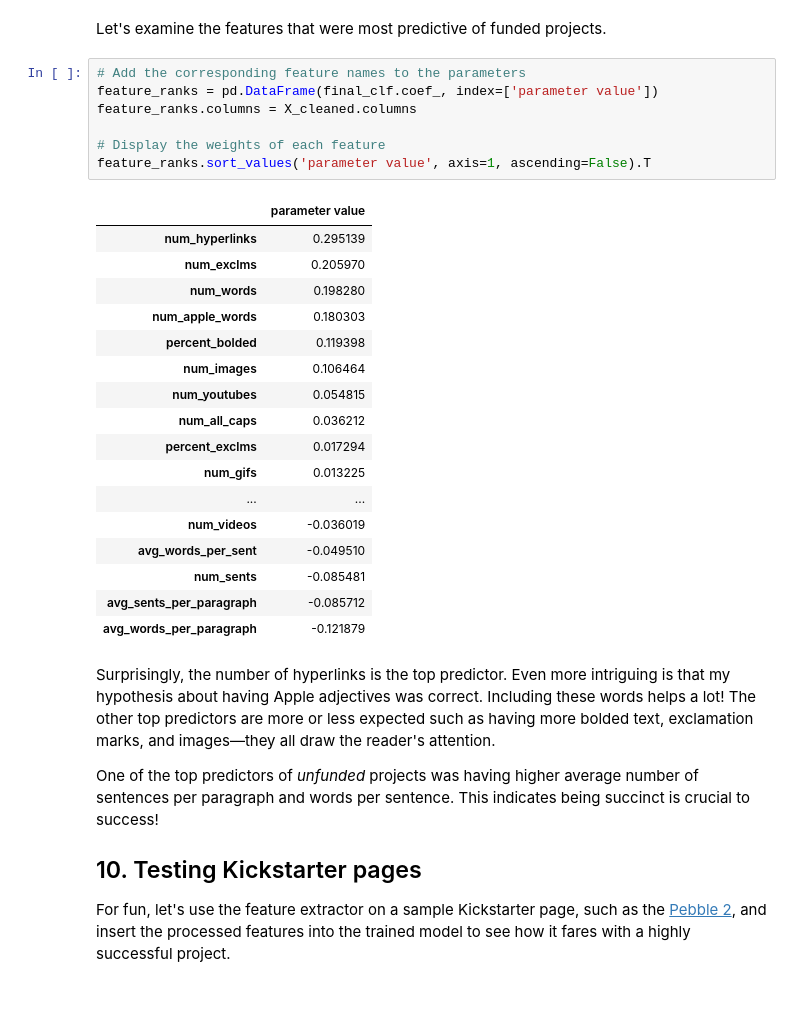
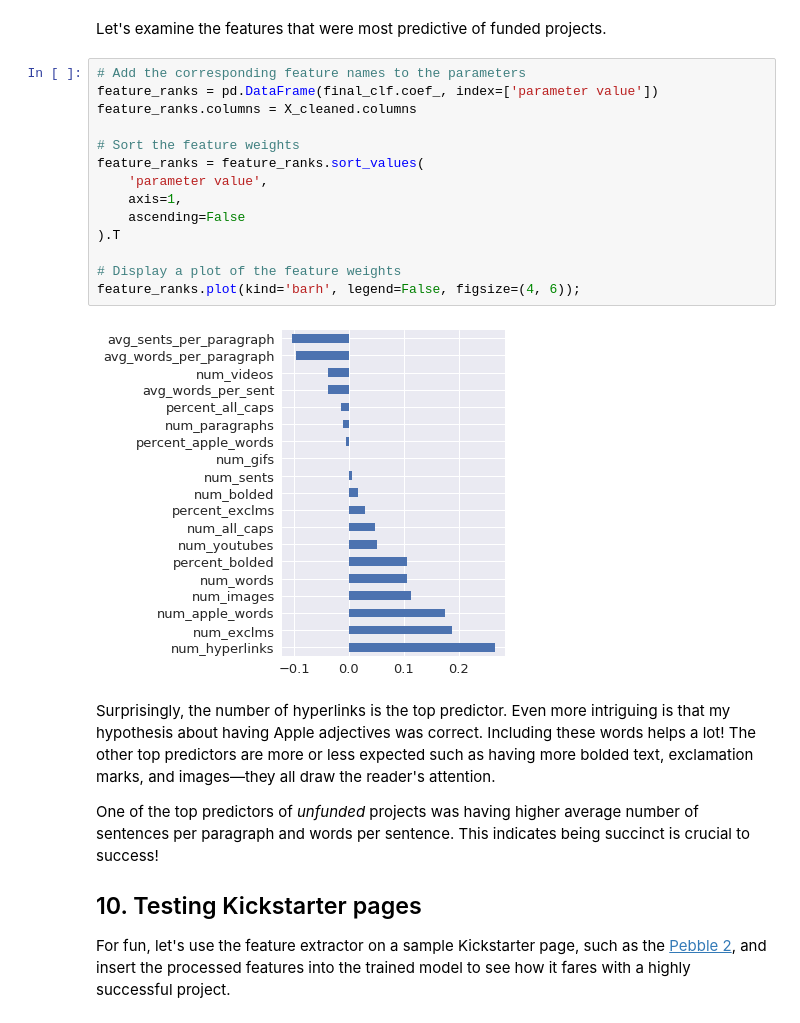
Before and after one commit to redwanhuq/campaign-critic, a Jupyter notebook: prototyping-machine_learning.ipynb, the cells around one changed output. Cells and saved outputs as stored; diff of their text form.

```diff
--- a/prototyping-machine_learning.ipynb
+++ b/prototyping-machine_learning.ipynb
@@ -322,28 +320,19 @@ Let's examine the features that were most predictive of funded projects.
 # %%
 # Add the corresponding feature names to the parameters
 feature_ranks = pd.DataFrame(final_clf.coef_, index=['parameter value'])
 feature_ranks.columns = X_cleaned.columns
 
-# Display the weights of each feature
-feature_ranks.sort_values('parameter value', axis=1, ascending=False).T
+# Sort the feature weights
+feature_ranks = feature_ranks.sort_values(
+    'parameter value',
+    axis=1,
+    ascending=False
+).T
+
+# Display a plot of the feature weights
+feature_ranks.plot(kind='barh', legend=False, figsize=(4, 6));
 # %% [output]
-|  | parameter value |
-| num_hyperlinks | 0.295139 |
-| num_exclms | 0.205970 |
-| num_words | 0.198280 |
-| num_apple_words | 0.180303 |
-| percent_bolded | 0.119398 |
-| num_images | 0.106464 |
-| num_youtubes | 0.054815 |
-| num_all_caps | 0.036212 |
-| percent_exclms | 0.017294 |
-| num_gifs | 0.013225 |
-| ... | ... |
-| num_videos | -0.036019 |
-| avg_words_per_sent | -0.049510 |
-| num_sents | -0.085481 |
-| avg_sents_per_paragraph | -0.085712 |
-| avg_words_per_paragraph | -0.121879 |
+[figure, added]
 # %% [markdown]
 Surprisingly, the number of hyperlinks is the top predictor. Even more intriguing is that my hypothesis about having Apple adjectives was correct. Including these words helps a lot! The other top predictors are more or less expected such as having more bolded text, exclamation marks, and images&mdash;they all draw the reader's attention.
 
```
Also changed, not shown: parts of 15 cells of this notebook, 8 other files.
